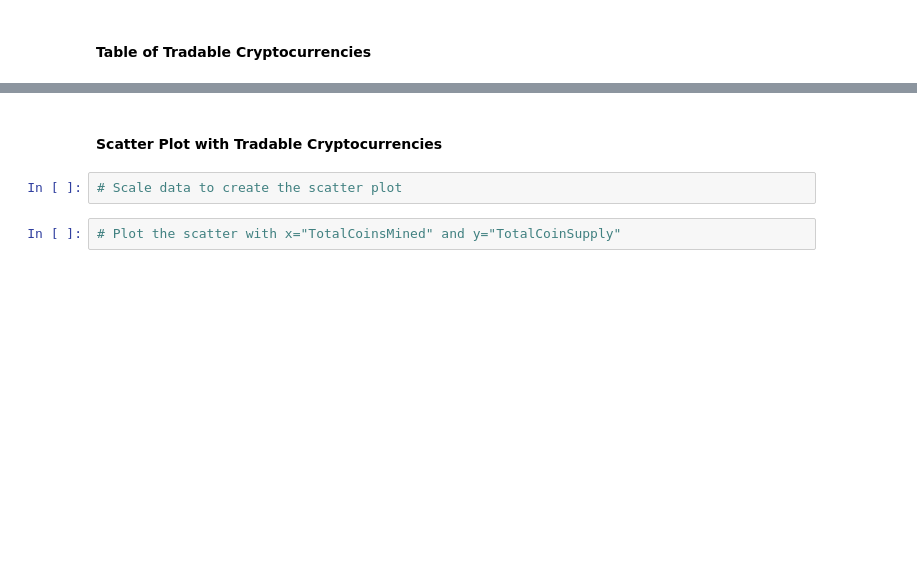
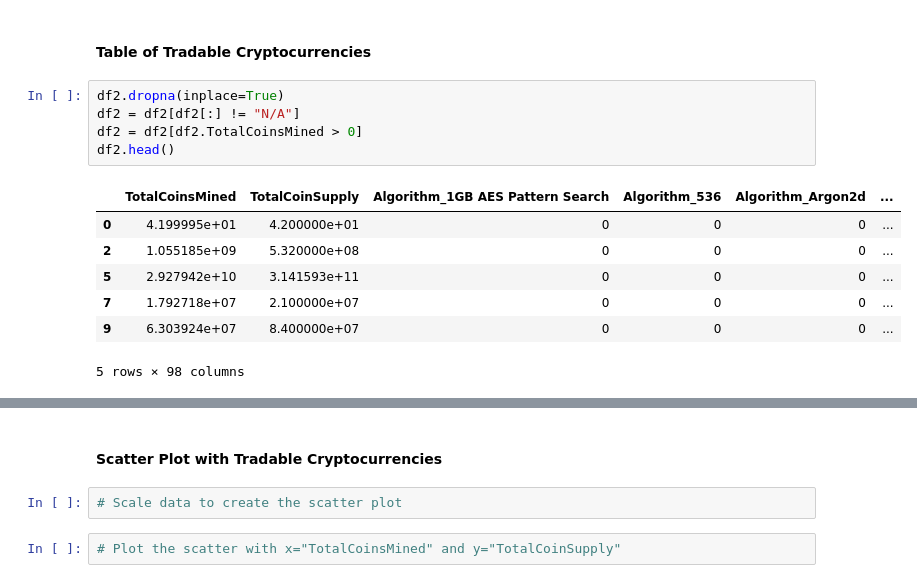
Before and after one commit to Antharithm/AWS-ClusterCrypto, a Jupyter notebook: Starter_Files/crypto_clustering.ipynb, the cells around one changed output, grey strips where cells are left out. Drawn from its saved outputs; the diff is of its cells as text; blank space fills up the shorter version.

```diff
--- a/Starter_Files/crypto_clustering.ipynb
+++ b/Starter_Files/crypto_clustering.ipynb
@@ -267,2 +266,15 @@ fig.show()
 # %% [markdown]
 #### Table of Tradable Cryptocurrencies
+# %%
+df2.dropna(inplace=True)
+df2 = df2[df2[:] != "N/A"]
+df2 = df2[df2.TotalCoinsMined > 0]
+df2.head()
+# %% [output]
+|  | TotalCoinsMined | TotalCoinSupply | Algorithm_1GB AES Pattern Search | Algorithm_536 | Algorithm_Argon2d | ... |
+| 0 | 4.199995e+01 | 4.200000e+01 | 0 | 0 | 0 | ... |
+| 2 | 1.055185e+09 | 5.320000e+08 | 0 | 0 | 0 | ... |
+| 5 | 2.927942e+10 | 3.141593e+11 | 0 | 0 | 0 | ... |
+| 7 | 1.792718e+07 | 2.100000e+07 | 0 | 0 | 0 | ... |
+| 9 | 6.303924e+07 | 8.400000e+07 | 0 | 0 | 0 | ... |
+5 rows × 98 columns
```
Also changed, not shown: parts of 17 cells of this notebook.
